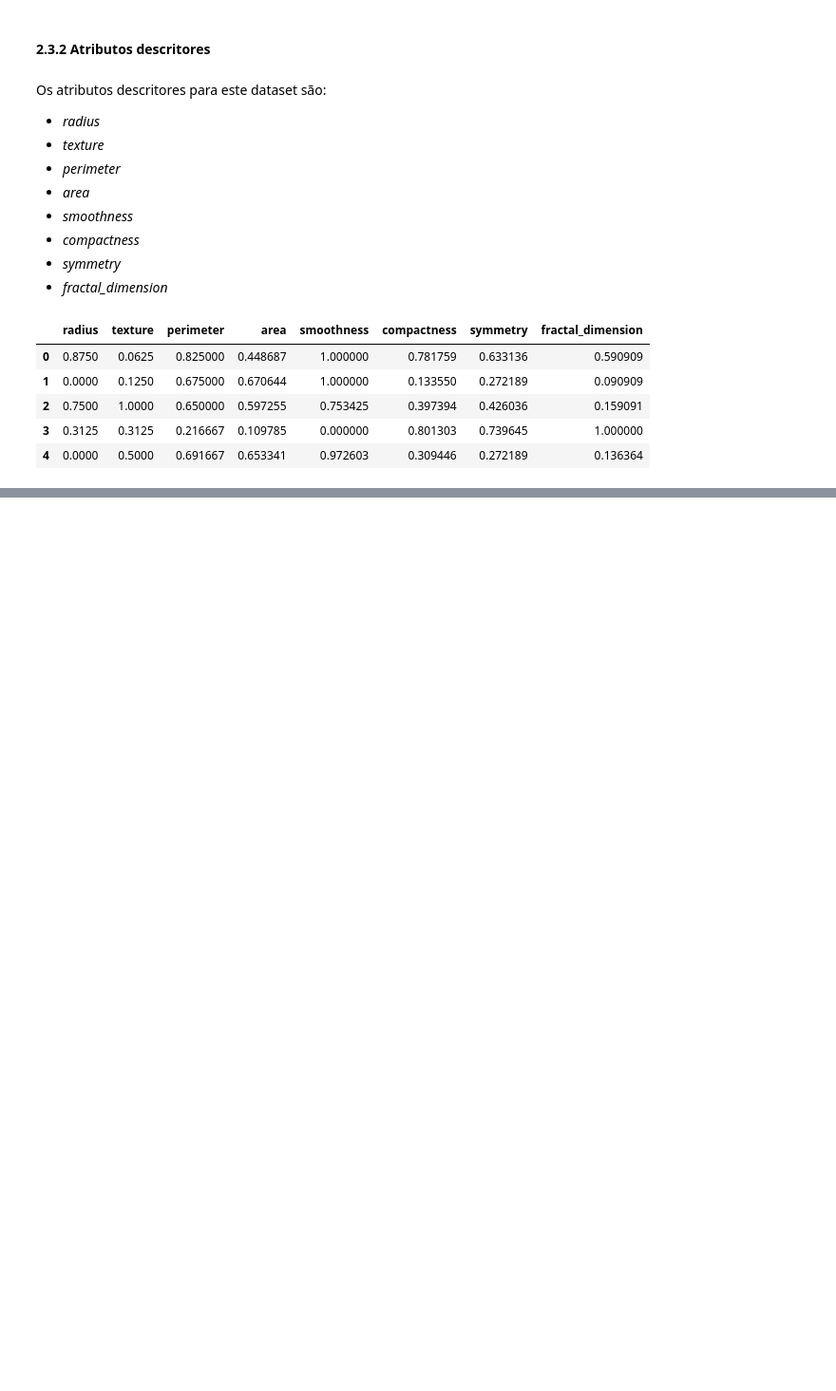
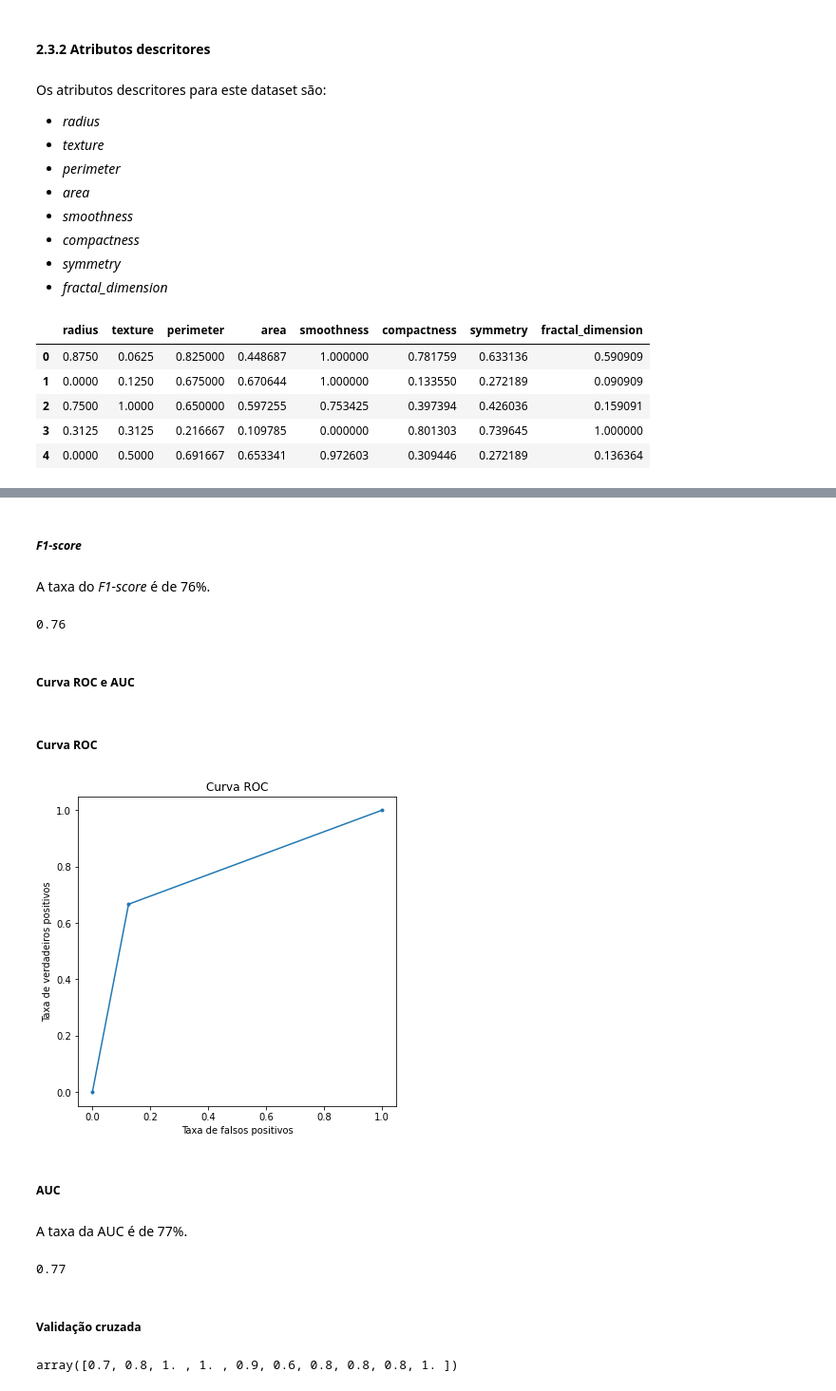
Before and after one commit to lfnd0/Semana_Omnistack, a Jupyter notebook: ML_Atividade_3.ipynb, the cells around one changed output, grey strips where cells are left out. Shown at 95% size. Cells and saved outputs as stored; diff of their text form; code cells hidden in the pictures; blank space fills up the shorter version.

```diff
--- a/ML_Atividade_3.ipynb
+++ b/ML_Atividade_3.ipynb
@@ -123,0 +124,2 @@ x.head()
+# %%
+x_train, x_test, y_train, y_test = train_test_split(x, y, test_size =  0.2)
@@ -125,0 +154,2 @@ x.head()
+# %%
+mlp_cls = MLPClassifier(hidden_layer_sizes=(100), activation='logistic', max_iter=1000)
@@ -125,0 +158,2 @@ x.head()
+# %%
+mlp_cls.fit(x_train, y_train)
@@ -125,0 +171,3 @@ x.head()
+# %%
+rating = mlp_cls.predict(x_test)
+rating
@@ -125,0 +203,37 @@ x.head()
+# %% [markdown]
+##### *F1*-*score*
+# %% [markdown]
+A taxa do *F1*-*score* é de 76%.
+# %%
+round(f1_score(y_test, rating), 2)
+# %% [output]
+0.76
+# %% [markdown]
+##### Curva ROC e AUC
+# %% [markdown]
+##### Curva ROC
+# %%
+plt.figure(figsize = (6, 6))
+fpr, tpr, _ = roc_curve(y_test, rating)
+plt.plot(fpr, tpr, marker='.')
+plt.title('Curva ROC')
+plt.xlabel('Taxa de falsos positivos')
+plt.ylabel('Taxa de verdadeiros positivos')
+plt.show()
+# %% [output]
+[figure, added]
+# %% [markdown]
+##### AUC
+# %% [markdown]
+A taxa da AUC é de 77%.
+# %%
+round(roc_auc_score(y_test, rating), 2)
+# %% [output]
+0.77
+# %% [markdown]
+##### Validação cruzada
+# %%
+cross_vld = cross_val_score(mlp_cls, x, y, cv=10)
+cross_vld
+# %% [output]
+array([0.7, 0.8, 1. , 1. , 0.9, 0.6, 0.8, 0.8, 0.8, 1. ])
```
Also changed, not shown: parts of 26 cells of this notebook.
